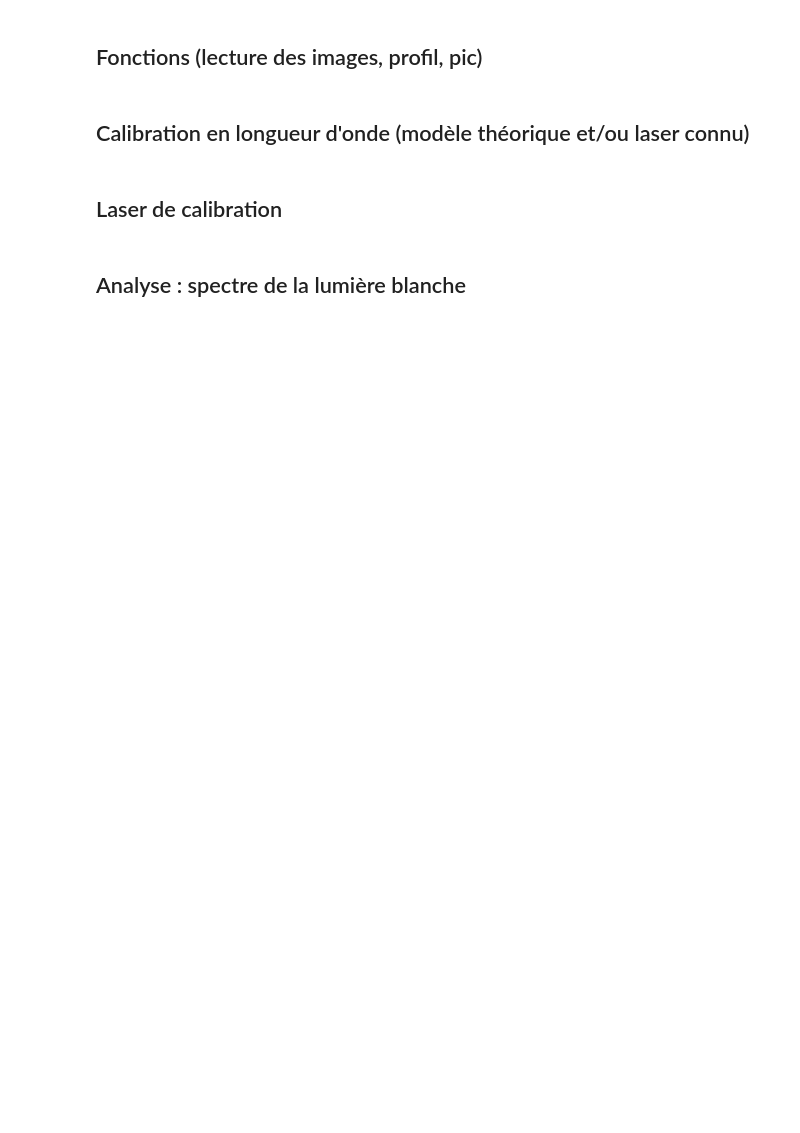
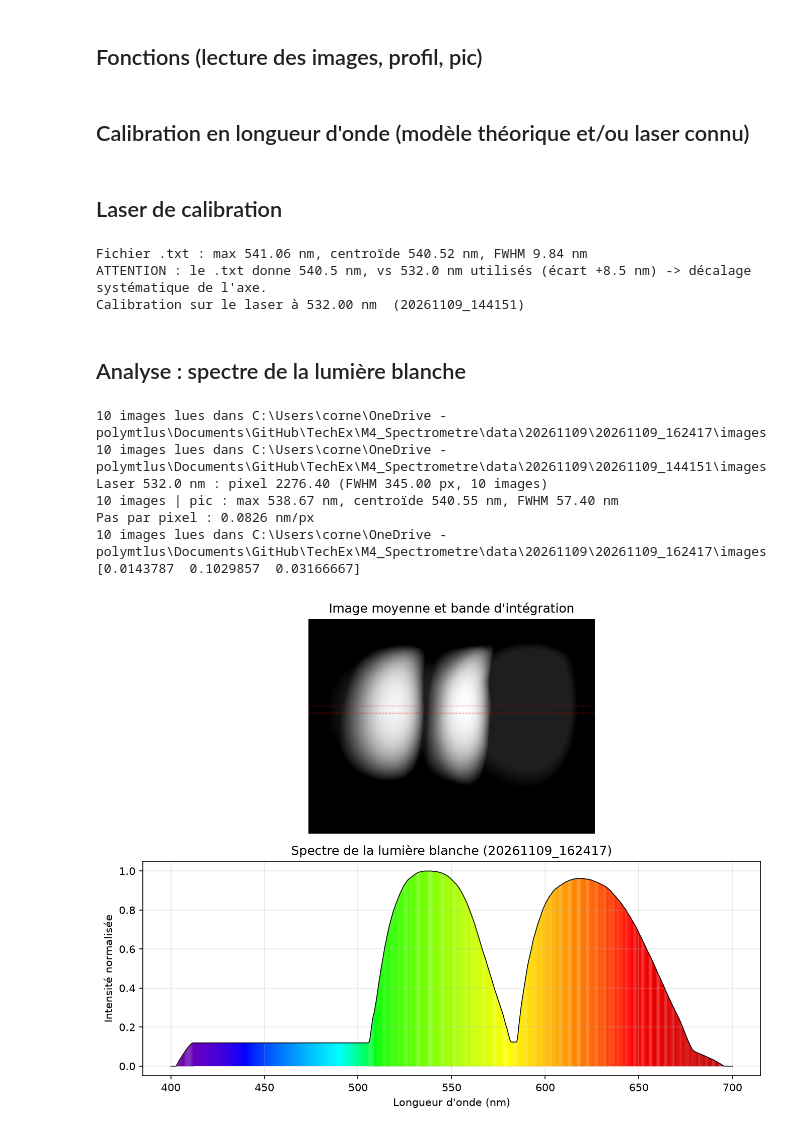
Before and after one commit to cornelia-3/TechEx, a Jupyter notebook: M4_Spectrometre/spectre_intensite_vs_longueur_onde.ipynb, the cells around one changed output. Cells and saved outputs as stored; diff of their text form; code cells hidden in the pictures; blank space fills up the shorter version.

Commit message:
analyse RAW
adaptation du notebook d'analyse pour pouvoir traiter des fichiers .raw au lieu de .png (censé être mieux pour les couleurs) IMPORTANT : ne pas oublier de changer les paths

```diff
--- a/M4_Spectrometre/spectre_intensite_vs_longueur_onde.ipynb
+++ b/M4_Spectrometre/spectre_intensite_vs_longueur_onde.ipynb
@@ -12,23 +12,27 @@ plt.rcParams['figure.dpi'] = 150
 ## Paramètres
 # %%
 # ---------------- Données ----------------
-racine = r"C:\GitHub\TechEx\M4_Spectrometre\data"   # dossier contenant les acquisitions
+racine = r"C:\Users\corne\OneDrive - polymtlus\Documents\GitHub\TechEx\M4_Spectrometre\data\20261109"
+fichier_specs_laser = r"C:\Users\corne\OneDrive - polymtlus\Documents\GitHub\TechEx\M4_Spectrometre\data\specs_lasers\532nm Laser (battery powered).txt"
 id_laser = "20261109_144151"     # acquisition du laser de calibration
 id_blanche = "20261109_162417"   # acquisition de la lumière blanche à analyser
 sous_dossier = None              # None = auto (images/ si présent) ; sinon "images", "mesure" ou "reference"
-fichier_specs_laser = "Subt10__6__10-25-25-088.txt"  # spectre du laser (Ocean Insight HR4C), à côté du notebook
 lbd_laser_nm = 532.0             # longueur d'onde du laser (nm) ; None = valeur lue dans le fichier .txt
 
 # ---------------- Paramètres du montage (à définir) ----------------
 lbd = 550e-9      # longueur d'onde centrale (m)
-f1 = None         # focale de la 1ère lentille (m)
-f2 = None         # focale de la 2e lentille (m)      -> requis pour la calibration théorique
+f1 = 50e-3         # focale de la 1ère lentille (m)
+f2 = 30e-3         # focale de la 2e lentille (m)      -> requis pour la calibration théorique
 L = None          # largeur de la fente (ou diamètre du trou) à l'entrée (m) -> estime la résolution
 Lambda = 1 / 600e3  # pas du réseau (m) : GR25-0605, 600 traits/mm
 ordre = 1         # ordre de diffraction utilisé
 theta_i_deg = None  # angle d'incidence sur le réseau (°, p/r à la normale) ; None = Littrow à lbd
-pixel = 1.55e-6   # pas des pixels de l'IMX477 (m)
-sens = 1          # +1 si lbd augmente avec l'indice de pixel, -1 sinon (image inversée)
+pixel = 2 * 1.55e-6   # binning 2x2 : pixel effectif = 3,1 µm
+demi_hauteur = 25     # la demi-hauteur de bande (px) est divisée par 2
+niveau_noir = 256     # niveau de noir RAW 12 bits (utilisé si pas de dark)
+blanc = 4095          # niveau de saturation RAW 12 bits
+dark_dossier = None   # ou os.path.join(racine, id_blanche, "dark")
+sens = -1          # +1 si lbd augmente avec l'indice de pixel, -1 sinon (image inversée)
 
 # ---------------- Analyse ----------------
 dossier_mesure = os.path.join(racine, id_blanche)   # images à analyser
@@ -286,6 +317,10 @@ elif lbd_txt is not None and abs(lbd_txt - lbd_laser_nm) > 1.0:
 
 lasers_calibration = [{"images": os.path.join(racine, id_laser), "lbd_nm": float(lbd_laser_nm)}]
 print(f"Calibration sur le laser à {lbd_laser_nm:.2f} nm  ({id_laser})")
+# %% [output]
+Fichier .txt : max 541.06 nm, centroïde 540.52 nm, FWHM 9.84 nm
+ATTENTION : le .txt donne 540.5 nm, vs 532.0 nm utilisés (écart +8.5 nm) -> décalage systématique de l'axe.
+Calibration sur le laser à 532.00 nm  (20261109_144151)
 # %% [markdown]
 ## Analyse : spectre de la lumière blanche
 # %%
@@ -302,30 +337,44 @@ ys_norm = ys / ys.max()
 
 pos, cent, fwhm = stats_pic(xs, ys)
 print(f"{n_img} images | pic : max {pos:.2f} {unite}, centroïde {cent:.2f} {unite}, "
       f"FWHM {fwhm:.2f} {unite}")
 if unite == "nm":
     pas = np.median(np.abs(np.diff(x)))
     print(f"Pas par pixel : {pas:.4f} nm/px")
     if L is not None and f1 is not None and f2 is not None:
         largeur_px = L * f2 / f1 / pixel   # image de la fente d'entrée sur le capteur
         print(f"Image de la fente : {largeur_px:.1f} px -> résolution limitée à ~{largeur_px * pas:.3f} nm")
 
 fig, ax = plt.subplots(2, 1, figsize=(9, 7))
 ax[0].imshow(img[::8, ::8], cmap="gray")
 ax[0].axhline(y1 / 8, color="r", lw=0.6, ls="--")
 ax[0].axhline(y2 / 8, color="r", lw=0.6, ls="--")
 ax[0].set_title("Image moyenne et bande d'intégration")
 ax[0].axis("off")
 
+#test saturation : fraction de pixels saturés par canal, dans la bande
+im = np.asarray(Image.open(f).convert("RGB"))
+_, (y0, y1, y2) = profil_intensite(image_moyenne(dossier_mesure)[0])
+print((im[y1:y2] == 255).mean(axis=(0, 1)))   # fraction de pixels saturés par canal, dans la bande
+
 tracer_spectre(ax[1], xs, ys_norm, unite)
 ax[1].set_xlabel(etiquette)
 ax[1].set_ylabel("Intensité normalisée")
 ax[1].set_title(f"Spectre de la lumière blanche ({id_blanche})")
 ax[1].grid(alpha=0.3)
 fig.tight_layout()
 fig.savefig(f"spectre_{id_blanche}.png")
 plt.show()
 
 np.savetxt(f"spectre_{id_blanche}.csv",
            np.column_stack([np.arange(len(x))[masque], xs, ys, ys_norm]),
            delimiter=",", header=f"pixel,x_{unite},intensite,intensite_norm", comments="")
+# %% [output]
+10 images lues dans C:\Users\corne\OneDrive - polymtlus\Documents\GitHub\TechEx\M4_Spectrometre\data\20261109\20261109_162417\images
+10 images lues dans C:\Users\corne\OneDrive - polymtlus\Documents\GitHub\TechEx\M4_Spectrometre\data\20261109\20261109_144151\images
+Laser 532.0 nm : pixel 2276.40 (FWHM 345.00 px, 10 images)
+10 images | pic : max 538.67 nm, centroïde 540.55 nm, FWHM 57.40 nm
+Pas par pixel : 0.0826 nm/px
+10 images lues dans C:\Users\corne\OneDrive - polymtlus\Documents\GitHub\TechEx\M4_Spectrometre\data\20261109\20261109_162417\images
+[0.0143787  0.1029857  0.03166667]
+[figure, added]
```
Also changed, not shown: parts of 2 cells of this notebook.
